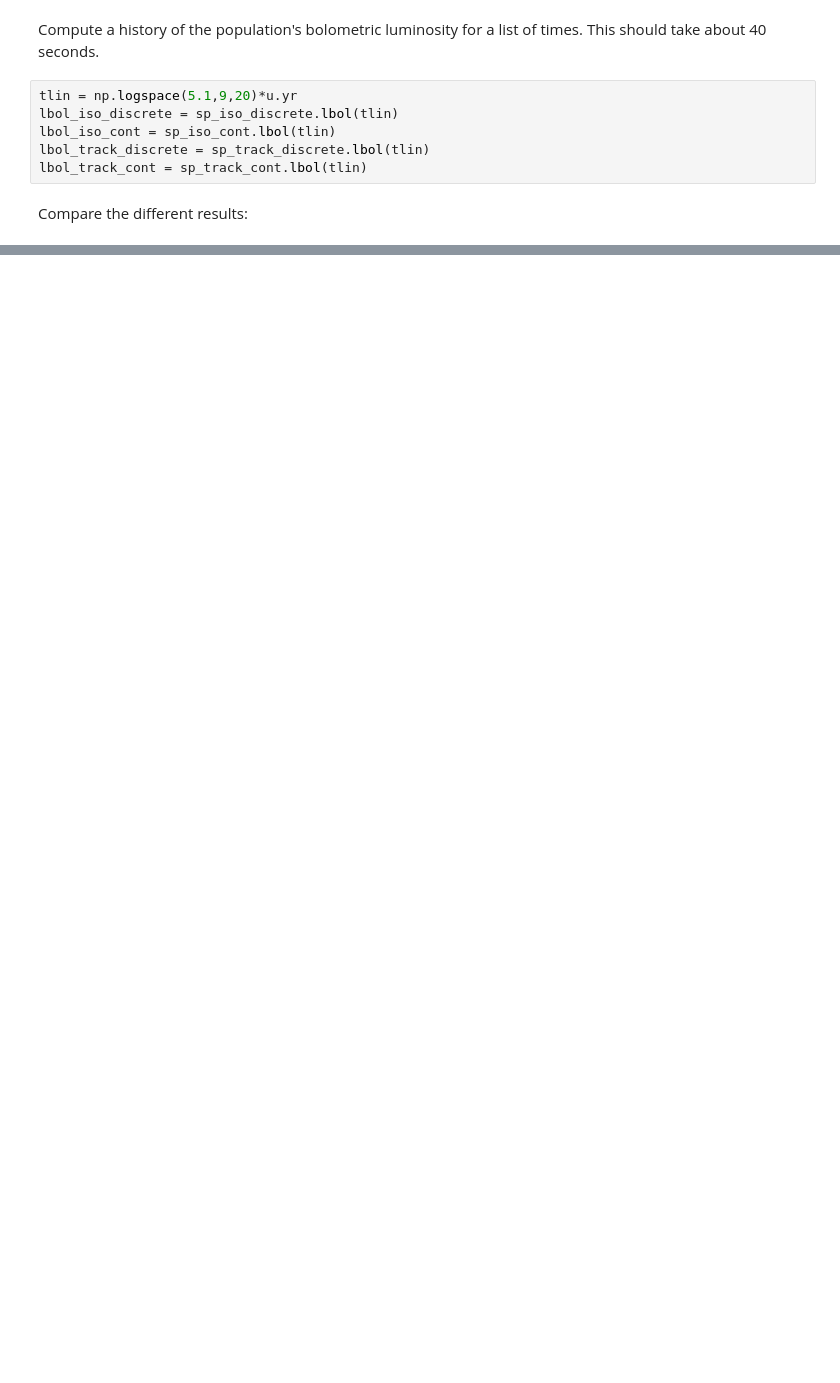
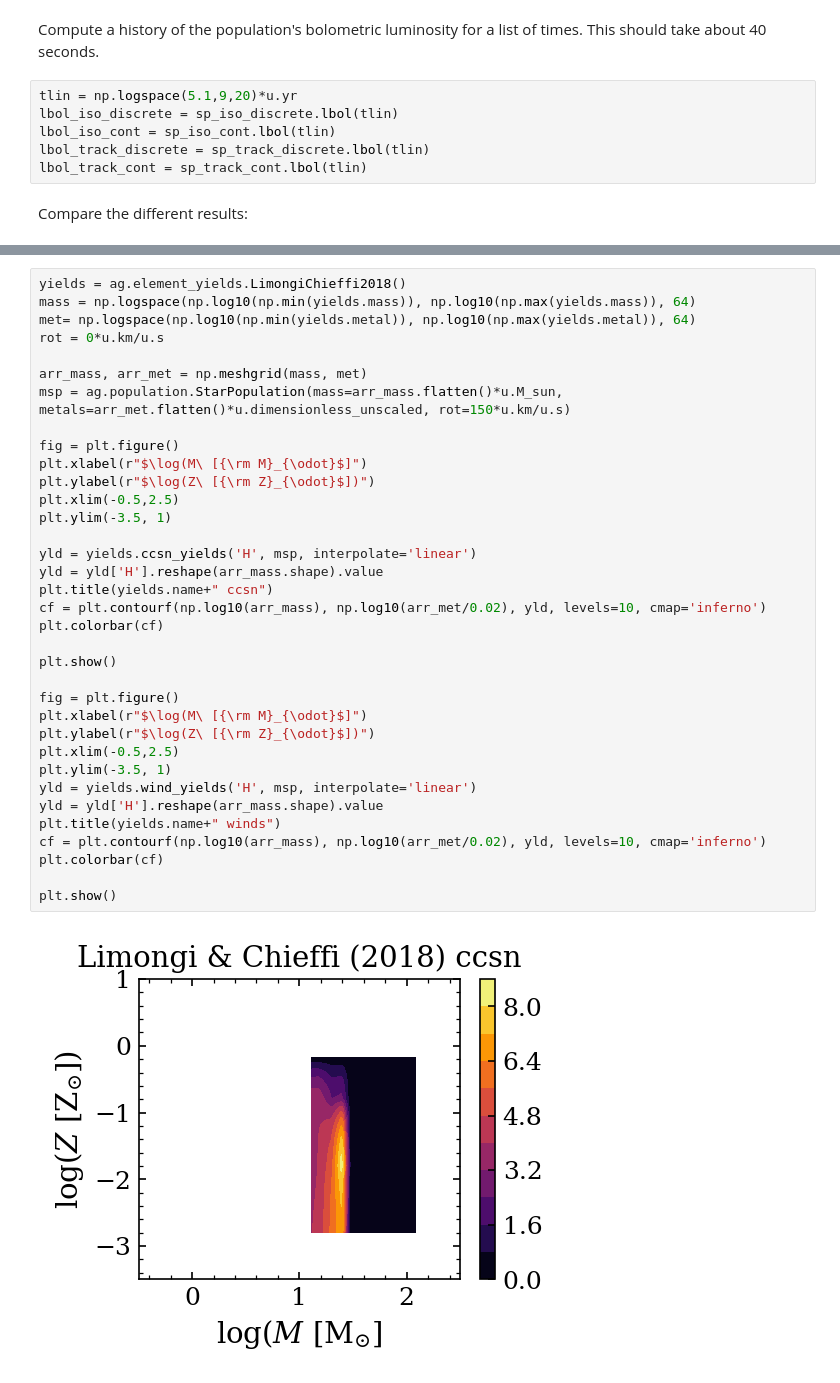
Before and after one commit to arsenal-popsynth/arsenal_gear, a Jupyter notebook: paper_plots.ipynb, the cells around one changed output, grey strips where cells are left out. Saved outputs shown, nothing was run; the diff lists cells and outputs as text; blank space fills up the shorter version.

```diff
--- a/paper_plots.ipynb
+++ b/paper_plots.ipynb
@@ -127,0 +158,37 @@ Text(0.5, 0, 'Time [yr]')
+# %%
+yields = ag.element_yields.LimongiChieffi2018()
+mass = np.logspace(np.log10(np.min(yields.mass)), np.log10(np.max(yields.mass)), 64)
+met= np.logspace(np.log10(np.min(yields.metal)), np.log10(np.max(yields.metal)), 64)
+rot = 0*u.km/u.s
+
+arr_mass, arr_met = np.meshgrid(mass, met)
+msp = ag.population.StarPopulation(mass=arr_mass.flatten()*u.M_sun, metals=arr_met.flatten()*u.dimensionless_unscaled, rot=150*u.km/u.s)
+
+fig = plt.figure()
+plt.xlabel(r"$\log(M\ [{\rm M}_{\odot}$]")
+plt.ylabel(r"$\log(Z\ [{\rm Z}_{\odot}$])")
+plt.xlim(-0.5,2.5)
+plt.ylim(-3.5, 1)
+
+yld = yields.ccsn_yields('H', msp, interpolate='linear')
+yld = yld['H'].reshape(arr_mass.shape).value
+plt.title(yields.name+" ccsn")
+cf = plt.contourf(np.log10(arr_mass), np.log10(arr_met/0.02), yld, levels=10, cmap='inferno')
+plt.colorbar(cf)
+
+plt.show()
+
+fig = plt.figure()
+plt.xlabel(r"$\log(M\ [{\rm M}_{\odot}$]")
+plt.ylabel(r"$\log(Z\ [{\rm Z}_{\odot}$])")
+plt.xlim(-0.5,2.5)
+plt.ylim(-3.5, 1)
+yld = yields.wind_yields('H', msp, interpolate='linear')
+yld = yld['H'].reshape(arr_mass.shape).value
+plt.title(yields.name+" winds")
+cf = plt.contourf(np.log10(arr_mass), np.log10(arr_met/0.02), yld, levels=10, cmap='inferno')
+plt.colorbar(cf)
+
+plt.show()
+# %% [output]
+[figure, added]
```
Also changed, not shown: parts of 11 cells of this notebook.
